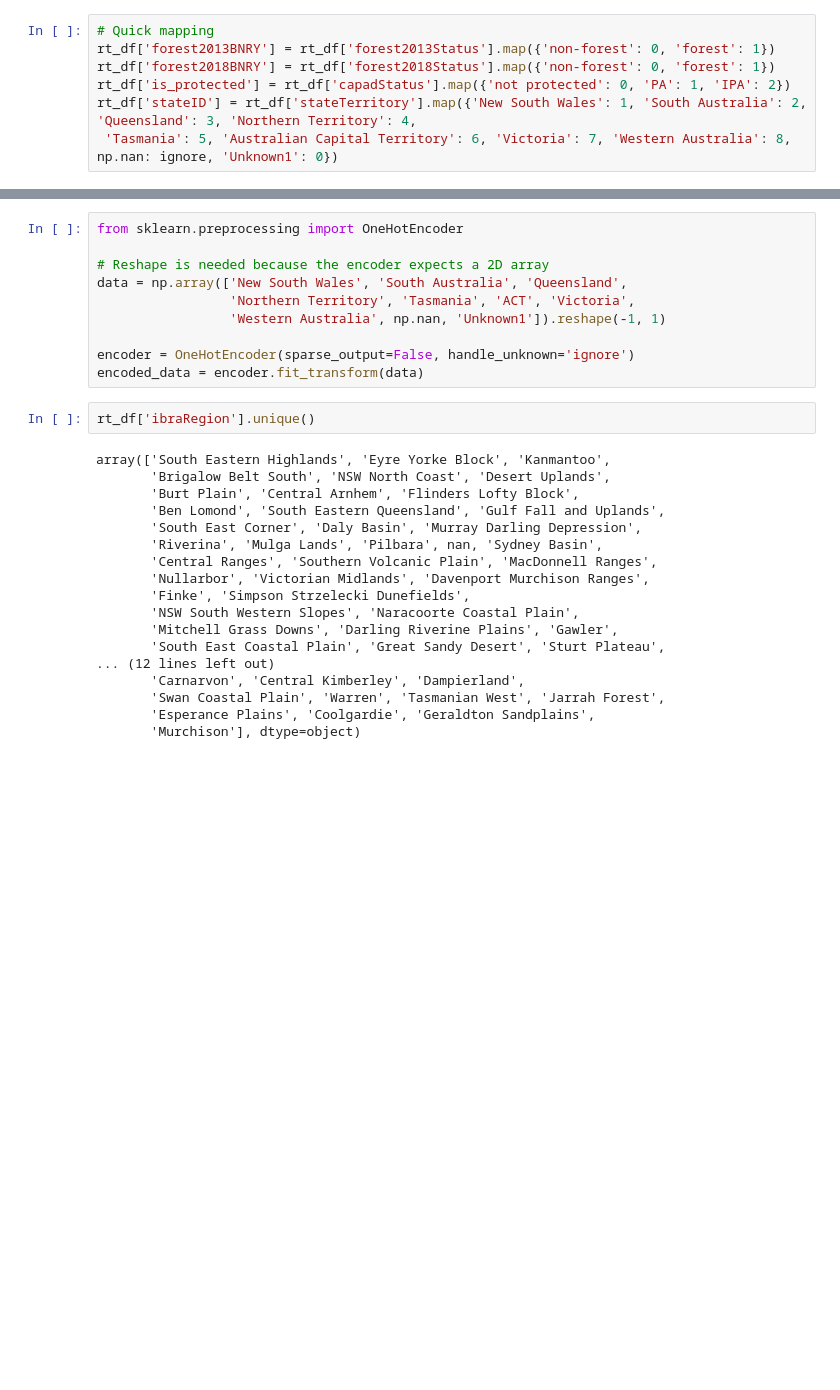
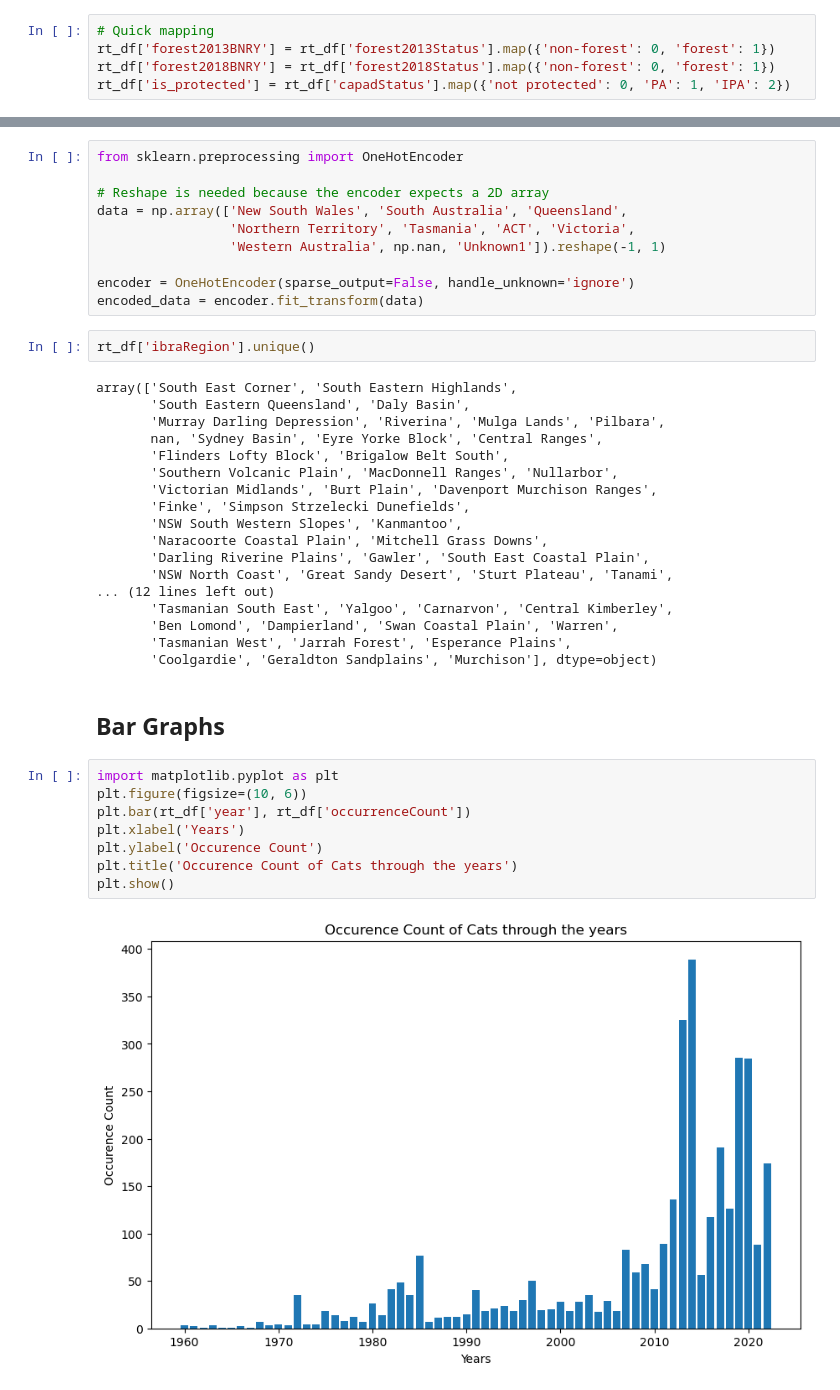
Before and after one commit to liza-drini/ceu-ds-project-C-2026, a Jupyter notebook: src/liza_visualization_graph.ipynb, the cells around one changed output, grey strips where cells are left out. Drawn from its saved outputs; the diff is of its cells as text; blank space fills up the shorter version.

Commit message:
put graphs from clean

```diff
--- a/src/liza_visualization_graph.ipynb
+++ b/src/liza_visualization_graph.ipynb
@@ -40,5 +40,3 @@ State Territory: ['New South Wales' 'South Australia' 'Queensland' 'Northern Ter
 rt_df['forest2013BNRY'] = rt_df['forest2013Status'].map({'non-forest': 0, 'forest': 1})
 rt_df['forest2018BNRY'] = rt_df['forest2018Status'].map({'non-forest': 0, 'forest': 1})
 rt_df['is_protected'] = rt_df['capadStatus'].map({'not protected': 0, 'PA': 1, 'IPA': 2})
-rt_df['stateID'] = rt_df['stateTerritory'].map({'New South Wales': 1, 'South Australia': 2, 'Queensland': 3, 'Northern Territory': 4,
- 'Tasmania': 5, 'Australian Capital Territory': 6, 'Victoria': 7, 'Western Australia': 8, np.nan: ignore, 'Unknown1': 0})
@@ -55,20 +69,32 @@ encoded_data = encoder.fit_transform(data)
 # %%
 rt_df['ibraRegion'].unique()
 # %% [output]
-array(['South Eastern Highlands', 'Eyre Yorke Block', 'Kanmantoo',
-       'Brigalow Belt South', 'NSW North Coast', 'Desert Uplands',
-       'Burt Plain', 'Central Arnhem', 'Flinders Lofty Block',
-       'Ben Lomond', 'South Eastern Queensland', 'Gulf Fall and Uplands',
-       'South East Corner', 'Daly Basin', 'Murray Darling Depression',
-       'Riverina', 'Mulga Lands', 'Pilbara', nan, 'Sydney Basin',
-       'Central Ranges', 'Southern Volcanic Plain', 'MacDonnell Ranges',
-       'Nullarbor', 'Victorian Midlands', 'Davenport Murchison Ranges',
+array(['South East Corner', 'South Eastern Highlands',
+       'South Eastern Queensland', 'Daly Basin',
+       'Murray Darling Depression', 'Riverina', 'Mulga Lands', 'Pilbara',
+       nan, 'Sydney Basin', 'Eyre Yorke Block', 'Central Ranges',
+       'Flinders Lofty Block', 'Brigalow Belt South',
+       'Southern Volcanic Plain', 'MacDonnell Ranges', 'Nullarbor',
+       'Victorian Midlands', 'Burt Plain', 'Davenport Murchison Ranges',
        'Finke', 'Simpson Strzelecki Dunefields',
-       'NSW South Western Slopes', 'Naracoorte Coastal Plain',
-       'Mitchell Grass Downs', 'Darling Riverine Plains', 'Gawler',
-       'South East Coastal Plain', 'Great Sandy Desert', 'Sturt Plateau',
+       'NSW South Western Slopes', 'Kanmantoo',
+       'Naracoorte Coastal Plain', 'Mitchell Grass Downs',
+       'Darling Riverine Plains', 'Gawler', 'South East Coastal Plain',
+       'NSW North Coast', 'Great Sandy Desert', 'Sturt Plateau', 'Tanami',
 ... (12 lines left out)
-       'Carnarvon', 'Central Kimberley', 'Dampierland',
-       'Swan Coastal Plain', 'Warren', 'Tasmanian West', 'Jarrah Forest',
-       'Esperance Plains', 'Coolgardie', 'Geraldton Sandplains',
-       'Murchison'], dtype=object)
+       'Tasmanian South East', 'Yalgoo', 'Carnarvon', 'Central Kimberley',
+       'Ben Lomond', 'Dampierland', 'Swan Coastal Plain', 'Warren',
+       'Tasmanian West', 'Jarrah Forest', 'Esperance Plains',
+       'Coolgardie', 'Geraldton Sandplains', 'Murchison'], dtype=object)
+# %% [markdown]
+## Bar Graphs
+# %%
+import matplotlib.pyplot as plt
+plt.figure(figsize=(10, 6))
+plt.bar(rt_df['year'], rt_df['occurrenceCount'])
+plt.xlabel('Years')
+plt.ylabel('Occurence Count')
+plt.title('Occurence Count of Cats through the years')
+plt.show()
+# %% [output]
+[figure, added]
```
Also changed, not shown: parts of 6 cells of this notebook.
